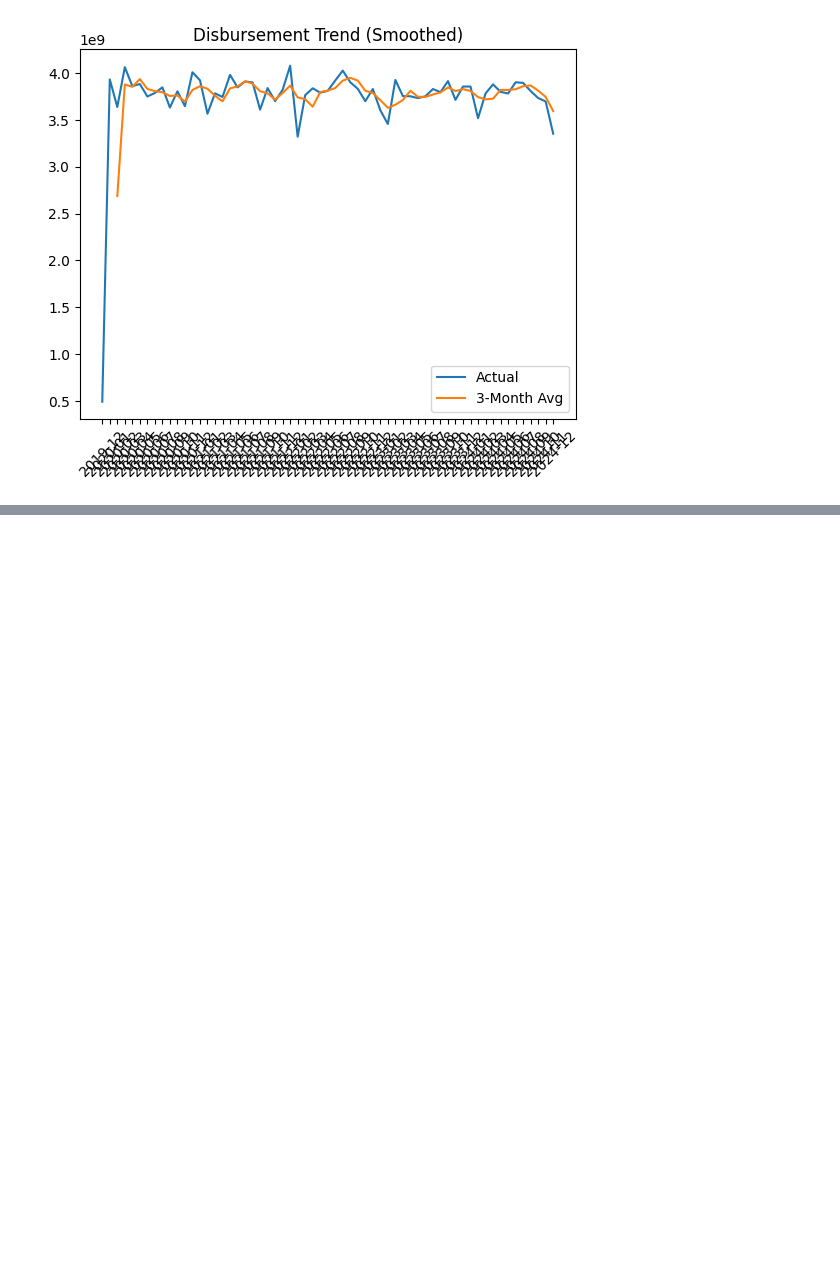
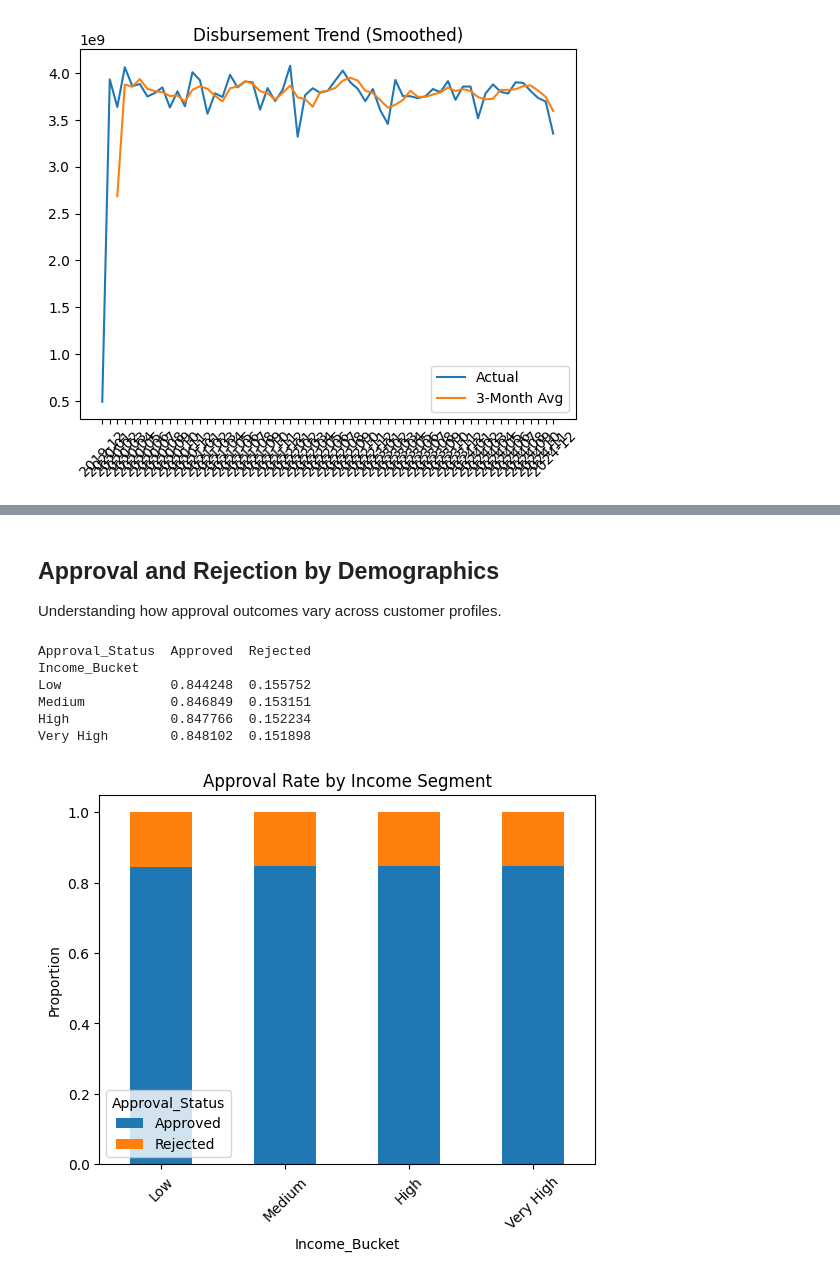
Before and after one commit to madhurmd/hero-fincorp-loan-analysis, a Jupyter notebook: notebooks/analysis.ipynb, the cells around one changed output, grey strips where cells are left out. Saved outputs shown, nothing was run; the diff lists cells and outputs as text; code cells hidden in the pictures; blank space fills up the shorter version.

```diff
--- a/notebooks/analysis.ipynb
+++ b/notebooks/analysis.ipynb
@@ -2064,0 +2106,29 @@ plt.show()
+# %% [markdown]
+## Approval and Rejection by Demographics
+
+Understanding how approval outcomes vary across customer profiles.
+# %%
+app_demo = applications.merge(
+    customers[['Customer_ID', 'Income_Bucket', 'Credit_Score', 'Employment_Status']],
+    on='Customer_ID',
+    how='left'
+)
+# %%
+approval_income = app_demo.groupby('Income_Bucket')['Approval_Status'].value_counts(normalize=True).unstack()
+
+print(approval_income)
+# %% [output]
+Approval_Status  Approved  Rejected
+Income_Bucket
+Low              0.844248  0.155752
+Medium           0.846849  0.153151
+High             0.847766  0.152234
+Very High        0.848102  0.151898
+# %%
+approval_income.plot(kind='bar', stacked=True)
+plt.title("Approval Rate by Income Segment")
+plt.ylabel("Proportion")
+plt.xticks(rotation=45)
+plt.show()
+# %% [output]
+[figure, added]
```
Also changed, not shown: parts of 13 cells of this notebook.
